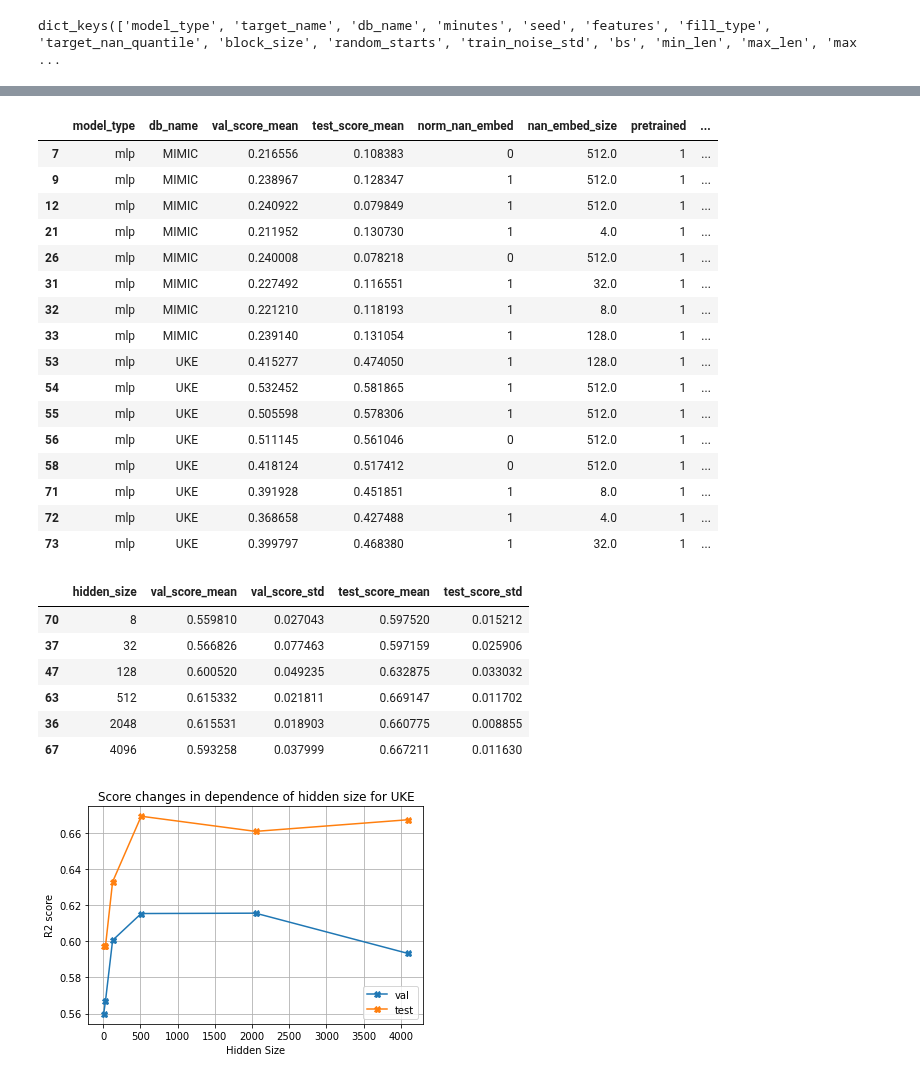
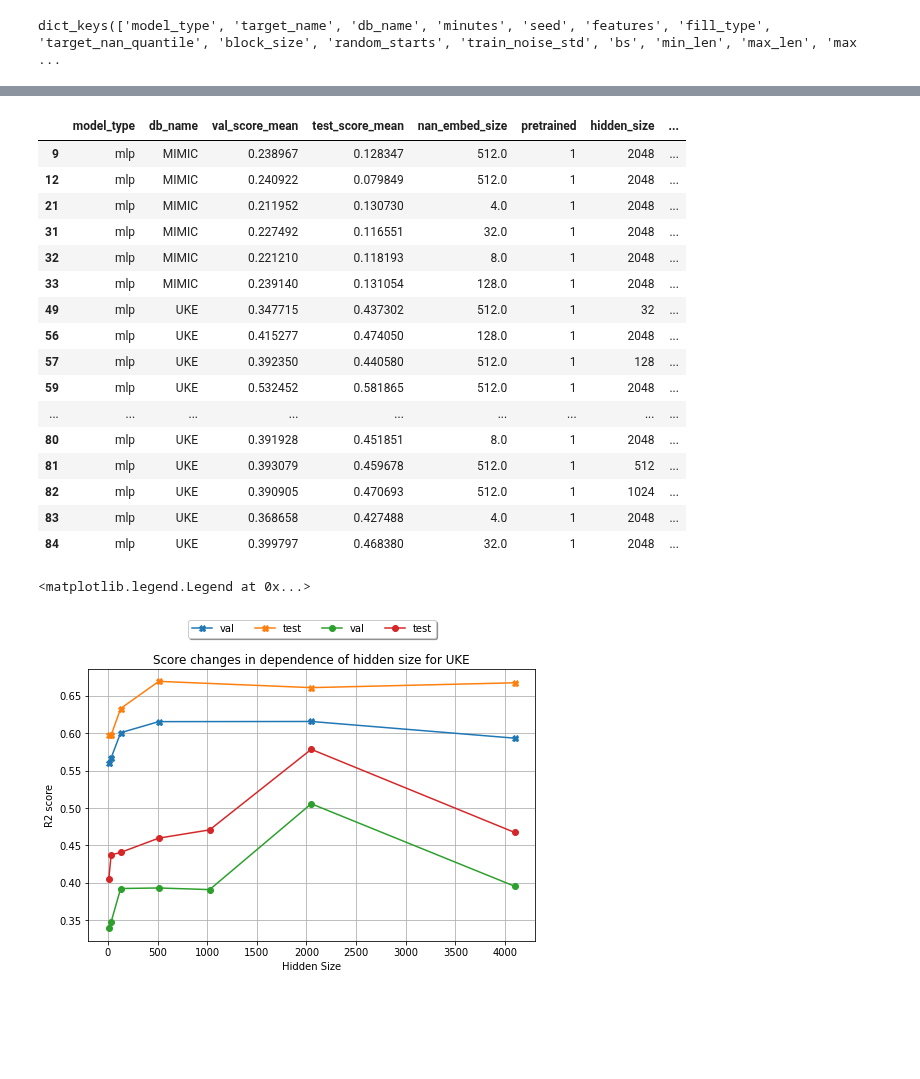
Before and after one commit to NotNANtoN/icp_prediction, a Jupyter notebook: analyze_tunings.ipynb, the cells around one changed output, grey strips where cells are left out. Cells and saved outputs as stored; diff of their text form; code cells hidden in the pictures; blank space fills up the shorter version.

```diff
--- a/analyze_tunings.ipynb
+++ b/analyze_tunings.ipynb
@@ -58,6 +58,8 @@ all_cfgs_df = pd.DataFrame(all_cfgs)
 all_df = pd.concat([all_cfgs_df.reset_index(drop=True), all_best_params_df.reset_index(drop=True)], axis=1)
 # drop all coumns that contain only one unique value
 all_df.drop(columns=all_df.nunique()[all_df.nunique()<=1].index, inplace=True)
+# set reduction factor NaNs to 16
+all_df.loc[all_df["reduction_factor"] == "NaN", "reduction_factor"] = 16
 # %%
 all_df
 # %% [output]
@@ -134,3 +133,11 @@ all_df = all_df[all_df["freeze_nan_embed"] != 1].drop(columns=["freeze_nan_embed
+# %%
+all_df = all_df.drop(columns=["tree_method", "gpu"])
+# fill freeze nan embed nans with 0
+all_df.loc[all_df["freeze_nan_embed"] == "NaN", "freeze_nan_embed"] = 0
+all_df = all_df[all_df["freeze_nan_embed"] != 1].drop(columns=["freeze_nan_embed"])
+# fill norm nan embed nans with 0
+all_df.loc[all_df["norm_nan_embed"] == "NaN", "norm_nan_embed"] = 0
+all_df = all_df[all_df["norm_nan_embed"] != 0].drop(columns=["norm_nan_embed"])
 # %%
 final_df = all_df[all_df["max_epochs"] == 30]
 final_df = final_df[final_df["opt_steps"] == 200]
@@ -151,6 +159,6 @@ Index(['model_type', 'db_name', 'fill_type', 'block_size', 'bs', 'max_len',
       dtype='object')
 # %%
-score_comp = final_df[["model_type", "db_name", "val_score_mean", "test_score_mean", "norm_nan_embed",
+score_comp = final_df[["model_type", "db_name", "val_score_mean", "test_score_mean",
                        "nan_embed_size",
                       "pretrained", "hidden_size", "fill_type", "flat_block_size", "val_score_std",
-                      "test_score_std"]]
+                      "test_score_std", "gpt_name", "max_len", "block_size"]]
@@ -174,51 +199,53 @@ Index(['model_type', 'db_name', 'fill_type', 'block_size', 'bs', 'max_len',
 # %%
 score_comp[score_comp["model_type"] == "mlp"]
 # %% [output]
-|  | model_type | db_name | val_score_mean | test_score_mean | norm_nan_embed | nan_embed_size | pretrained | ... |
-| 7 | mlp | MIMIC | 0.216556 | 0.108383 | 0 | 512.0 | 1 | ... |
-| 9 | mlp | MIMIC | 0.238967 | 0.128347 | 1 | 512.0 | 1 | ... |
-| 12 | mlp | MIMIC | 0.240922 | 0.079849 | 1 | 512.0 | 1 | ... |
-| 21 | mlp | MIMIC | 0.211952 | 0.130730 | 1 | 4.0 | 1 | ... |
-| 26 | mlp | MIMIC | 0.240008 | 0.078218 | 0 | 512.0 | 1 | ... |
-| 31 | mlp | MIMIC | 0.227492 | 0.116551 | 1 | 32.0 | 1 | ... |
-| 32 | mlp | MIMIC | 0.221210 | 0.118193 | 1 | 8.0 | 1 | ... |
-| 33 | mlp | MIMIC | 0.239140 | 0.131054 | 1 | 128.0 | 1 | ... |
-| 53 | mlp | UKE | 0.415277 | 0.474050 | 1 | 128.0 | 1 | ... |
-| 54 | mlp | UKE | 0.532452 | 0.581865 | 1 | 512.0 | 1 | ... |
-| 55 | mlp | UKE | 0.505598 | 0.578306 | 1 | 512.0 | 1 | ... |
-| 56 | mlp | UKE | 0.511145 | 0.561046 | 0 | 512.0 | 1 | ... |
-| 58 | mlp | UKE | 0.418124 | 0.517412 | 0 | 512.0 | 1 | ... |
-| 71 | mlp | UKE | 0.391928 | 0.451851 | 1 | 8.0 | 1 | ... |
-| 72 | mlp | UKE | 0.368658 | 0.427488 | 1 | 4.0 | 1 | ... |
-| 73 | mlp | UKE | 0.399797 | 0.468380 | 1 | 32.0 | 1 | ... |
+|  | model_type | db_name | val_score_mean | test_score_mean | nan_embed_size | pretrained | hidden_size | ... |
+| 9 | mlp | MIMIC | 0.238967 | 0.128347 | 512.0 | 1 | 2048 | ... |
+| 12 | mlp | MIMIC | 0.240922 | 0.079849 | 512.0 | 1 | 2048 | ... |
+| 21 | mlp | MIMIC | 0.211952 | 0.130730 | 4.0 | 1 | 2048 | ... |
+| 31 | mlp | MIMIC | 0.227492 | 0.116551 | 32.0 | 1 | 2048 | ... |
+| 32 | mlp | MIMIC | 0.221210 | 0.118193 | 8.0 | 1 | 2048 | ... |
+| 33 | mlp | MIMIC | 0.239140 | 0.131054 | 128.0 | 1 | 2048 | ... |
+| 49 | mlp | UKE | 0.347715 | 0.437302 | 512.0 | 1 | 32 | ... |
+| 56 | mlp | UKE | 0.415277 | 0.474050 | 128.0 | 1 | 2048 | ... |
+| 57 | mlp | UKE | 0.392350 | 0.440580 | 512.0 | 1 | 128 | ... |
+| 59 | mlp | UKE | 0.532452 | 0.581865 | 512.0 | 1 | 2048 | ... |
+| ... | ... | ... | ... | ... | ... | ... | ... | ... |
+| 80 | mlp | UKE | 0.391928 | 0.451851 | 8.0 | 1 | 2048 | ... |
+| 81 | mlp | UKE | 0.393079 | 0.459678 | 512.0 | 1 | 512 | ... |
+| 82 | mlp | UKE | 0.390905 | 0.470693 | 512.0 | 1 | 1024 | ... |
+| 83 | mlp | UKE | 0.368658 | 0.427488 | 4.0 | 1 | 2048 | ... |
+| 84 | mlp | UKE | 0.399797 | 0.468380 | 32.0 | 1 | 2048 | ... |
 # %%
 db = "UKE"
 fill_type = "median"# "none", "median"
 
 plot_df = score_comp[score_comp["db_name"] == db].sort_values("model_type").drop(columns=["db_name"])
 
 first_models = plot_df[plot_df["fill_type"] == fill_type]
 
 import matplotlib.pyplot as plt
 
+ax = plt.figure(figsize=(8,5)).gca()
 # rnn best hidden size
 rnn_df = first_models[first_models["model_type"] == "rnn"].sort_values("hidden_size").copy()
-ax1 = rnn_df.plot(x="hidden_size", y="val_score_mean", kind="line", label="val", style="-X")
-ax = rnn_df.plot(x="hidden_size", y="test_score_mean", kind="line", ax=ax1, label="test", style="-X")
+ax1 = rnn_df.plot(x="hidden_size", y="val_score_mean", kind="line", label="val", style="-X", ax=ax)
+ax = rnn_df.plot(x="hidden_size", y="test_score_mean", kind="line", label="test", style="-X", ax=ax)
+
+mlp_df = first_models[first_models["model_type"] == "mlp"].sort_values("hidden_size").copy()
+mlp_df.plot(x="hidden_size", y="val_score_mean", kind="line", label="val", style="-o", ax=ax)
+mlp_df.plot(x="hidden_size", y="test_score_mean", kind="line", label="test", style="-o", ax=ax)
+
 plt.grid(True)
 plt.ylabel("R2 score")
 plt.xlabel("Hidden Size")
 plt.title(f"Score changes in dependence of hidden size for {db}")
 # x-axis in log2 scale
 #plt.xscale('log', base=2)
-
-rnn_df[["hidden_size", "val_score_mean", "val_score_std", "test_score_mean", "test_score_std"]]
+# put legend at top
+ax.legend(loc='upper center', bbox_to_anchor=(0.5, 1.2),
+            fancybox=True, shadow=True, ncol=5)
+#rnn_df[["hidden_size", "val_score_mean", "val_score_std", "test_score_mean", "test_score_std"]]
 # %% [output]
-|  | hidden_size | val_score_mean | val_score_std | test_score_mean | test_score_std |
-| 70 | 8 | 0.559810 | 0.027043 | 0.597520 | 0.015212 |
-| 37 | 32 | 0.566826 | 0.077463 | 0.597159 | 0.025906 |
-| 47 | 128 | 0.600520 | 0.049235 | 0.632875 | 0.033032 |
-| 63 | 512 | 0.615332 | 0.021811 | 0.669147 | 0.011702 |
-| 36 | 2048 | 0.615531 | 0.018903 | 0.660775 | 0.008855 |
-| 67 | 4096 | 0.593258 | 0.037999 | 0.667211 | 0.011630 |
+<matplotlib.legend.Legend at 0x...>
-[figure, old version]
+[figure, new version]
```
Also changed, not shown: parts of 19 cells of this notebook, 5 other files.
